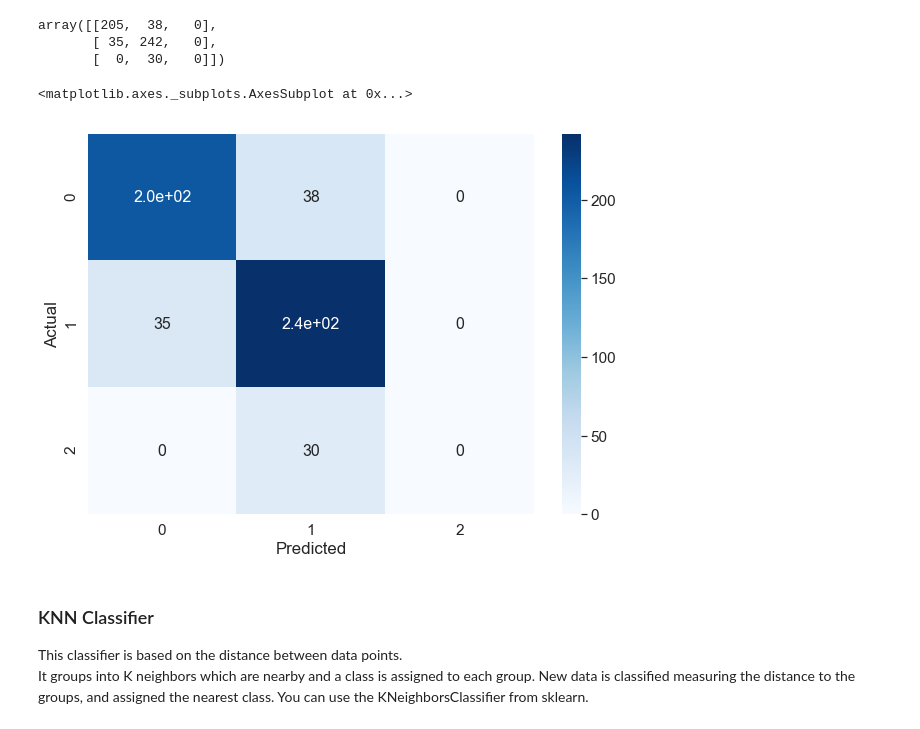
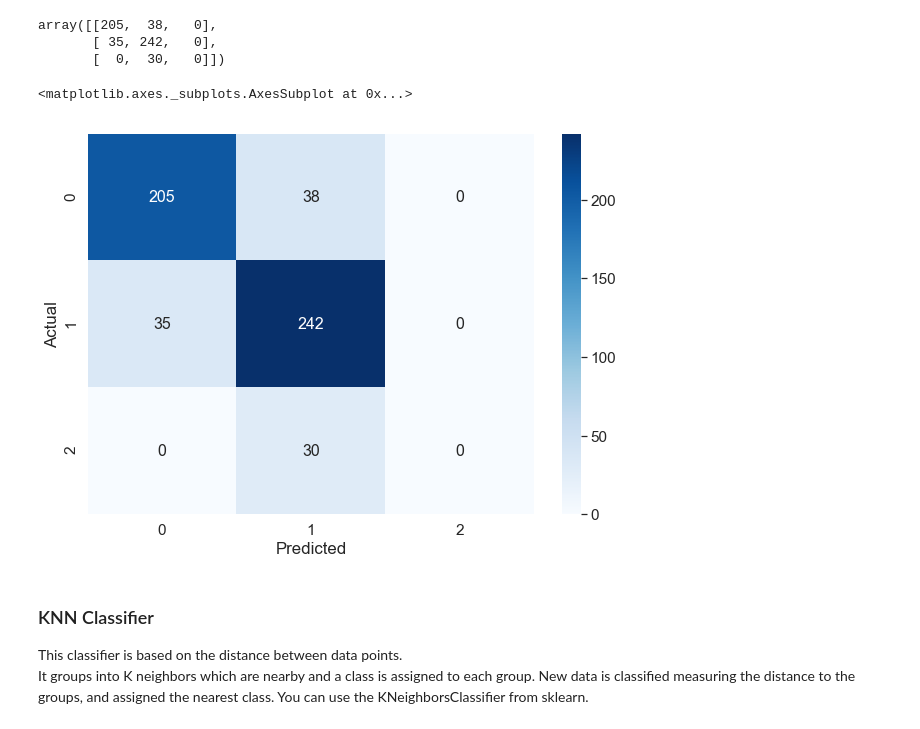
Before and after one commit to rootstrap/ml-training, a Jupyter notebook: classification_example.ipynb, the cells around one changed output. Drawn from its saved outputs; the diff is of its cells as text; code cells hidden in the pictures.

```diff
--- a/classification_example.ipynb
+++ b/classification_example.ipynb
@@ -153,17 +153,17 @@ array([[205,  38,   0],
 # %%
 import seaborn as sn
 import pandas as pd
 import matplotlib.pyplot as plt
 import numpy as np
 df_cm = pd.DataFrame(m, columns=np.unique(y_test), index = np.unique(y_test))
 df_cm.index.name = 'Actual'
 df_cm.columns.name = 'Predicted'
 plt.figure(figsize = (10,7))
 sn.set(font_scale=1.4)#for label size
-sn.heatmap(df_cm, cmap="Blues", annot=True,annot_kws={"size": 16})# font size
+sn.heatmap(df_cm, cmap="Blues", annot=True,annot_kws={"size": 16}, fmt="d")# font size
 # %% [output]
 <matplotlib.axes._subplots.AxesSubplot at 0x...>
-[figure, old version]
+[figure, new version]
 # %% [markdown]
 ### KNN Classifier
 This classifier is based on the distance between data points.
```
Also changed, not shown: 8 other files.
